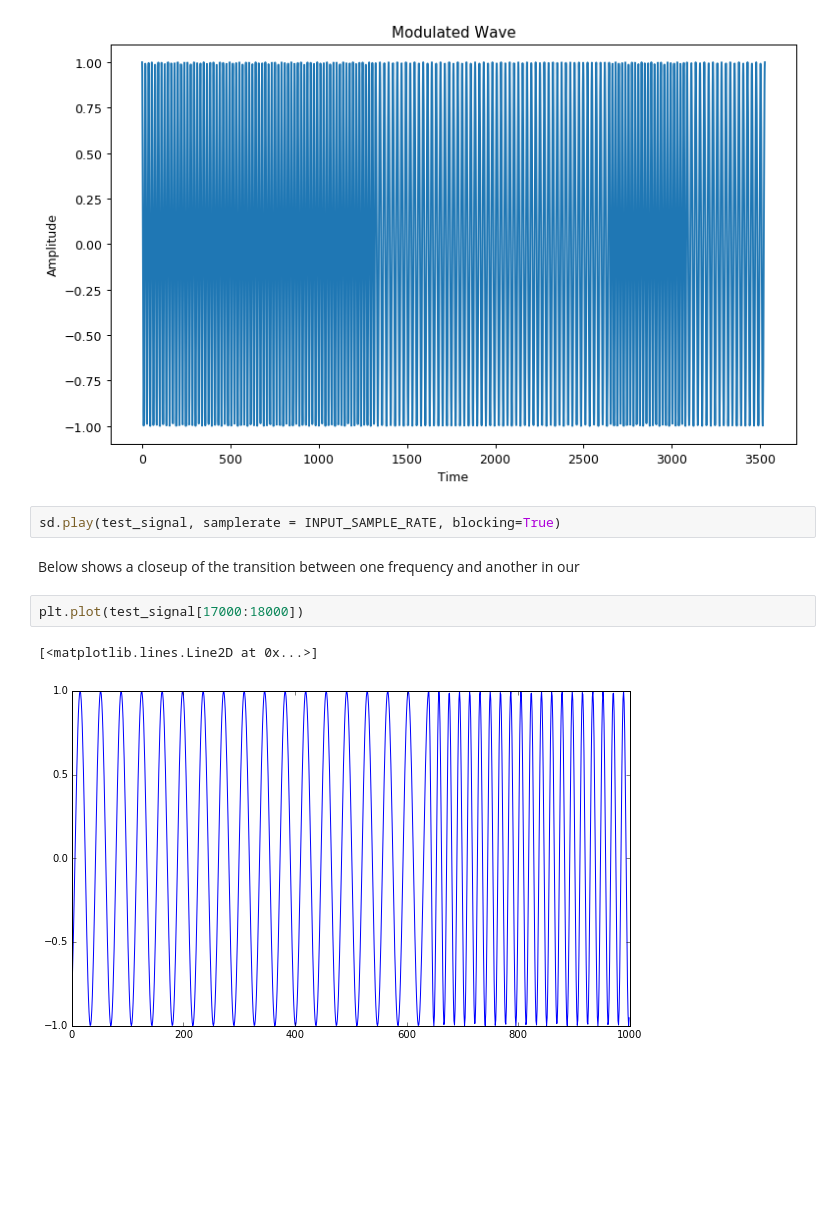
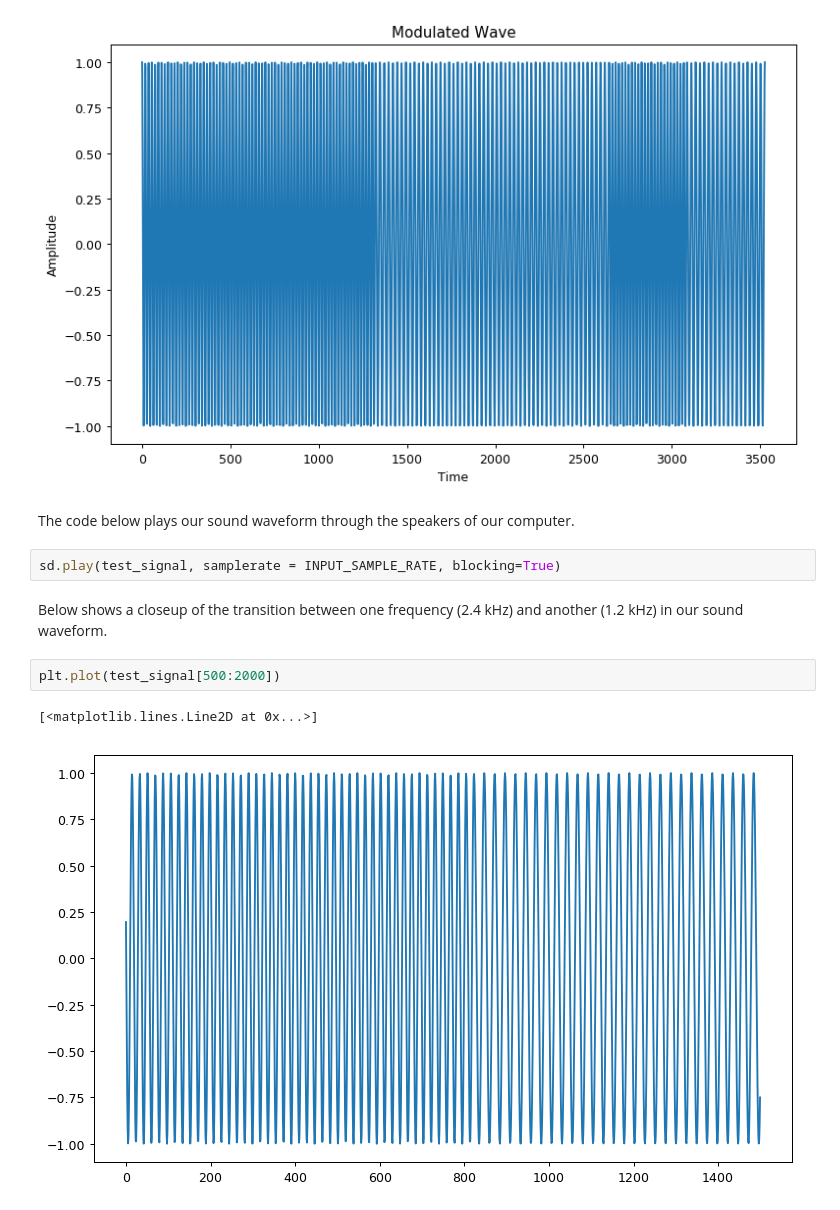
Before and after one commit to gycn/AudioTransmissionProject, a Jupyter notebook: Transmitting.ipynb, the cells around one changed output. Drawn from its saved outputs; the diff is of its cells as text; blank space fills up the shorter version.

```diff
--- a/Transmitting.ipynb
+++ b/Transmitting.ipynb
@@ -137,12 +137,14 @@ Data: [1, 1, 1, 0, 0, 0, 1, 0]
 <matplotlib.text.Text at 0x...>
 [figure]
 [figure]
+# %% [markdown]
+The code below plays our sound waveform through the speakers of our computer.
 # %%
 sd.play(test_signal, samplerate = INPUT_SAMPLE_RATE, blocking=True)
 # %% [markdown]
-Below shows a closeup of the transition between one frequency and another in our
+Below shows a closeup of the transition between one frequency (2.4 kHz) and another (1.2 kHz) in our sound waveform.
 # %%
-plt.plot(test_signal[17000:18000])
+plt.plot(test_signal[500:2000])
 # %% [output]
 [<matplotlib.lines.Line2D at 0x...>]
-[figure, old version]
+[figure, new version]
```
Also changed, not shown: parts of 1 cell of this notebook.
